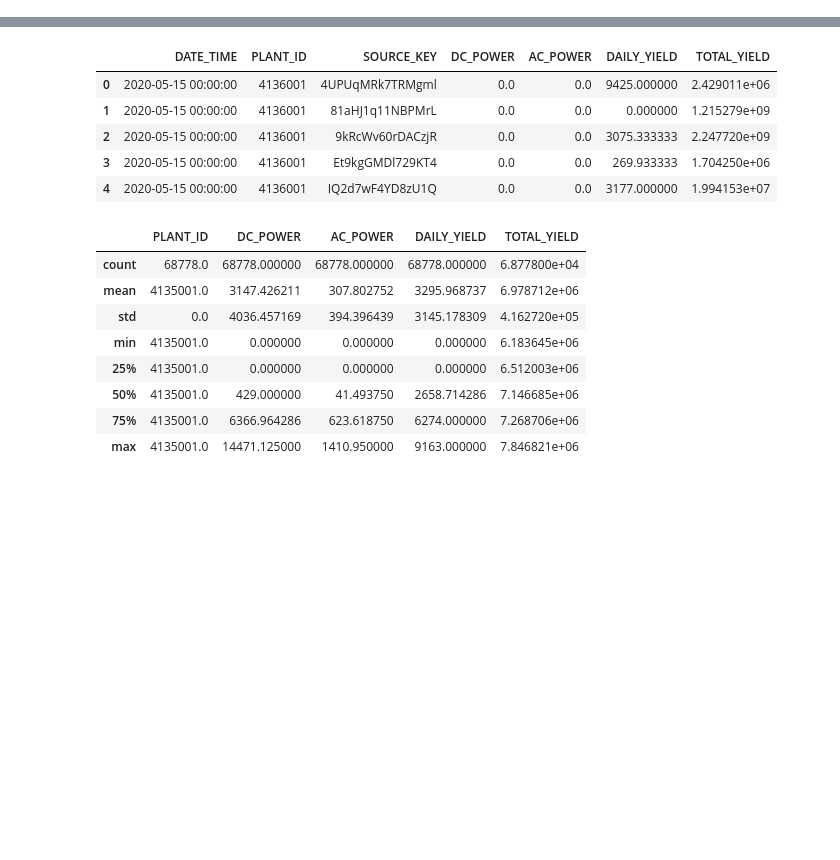
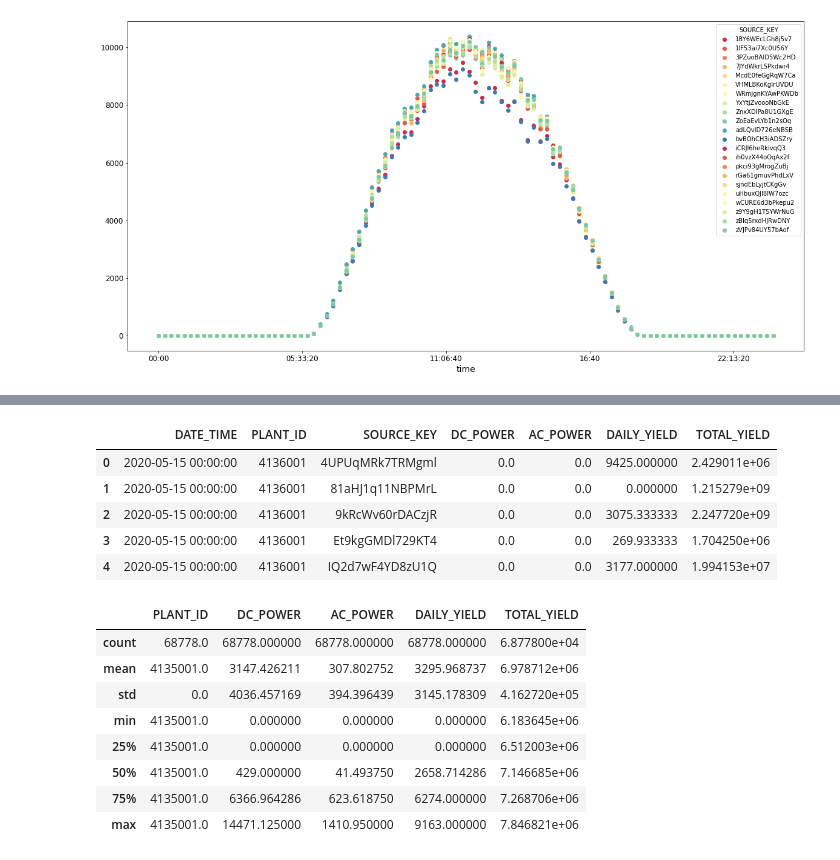
Before and after one commit to YohannesDK/DAT540_Group_11, a Jupyter notebook: the notebook.ipynb, the cells around one changed output, grey strips where cells are left out. Cells and saved outputs as stored; diff of their text form; code cells hidden in the pictures; blank space fills up the shorter version.

```diff
--- a/the notebook.ipynb
+++ b/the notebook.ipynb
@@ -20,0 +134,13 @@ plant1.head()
+# %%
+import seaborn as sns
+dc_gen=plant1.copy()
+dc_gen['time']=dc_gen['DATE_TIME'].dt.time
+dc_gen=dc_gen.groupby(['time','SOURCE_KEY'])['DC_POWER'].mean().unstack()
+
+cmap = sns.color_palette("Spectral", n_colors=12)
+
+#fig,ax=plt.subplots(ncols=3,nrows=1,dpi=100,figsize=(20,6))
+dc_gen.iloc[:,0:22].plot(style='o',figsize=(20,10),color=cmap)
+plt.show()
+# %% [output]
+[figure, added]
```
Also changed, not shown: parts of 22 cells of this notebook, 1 other file.
